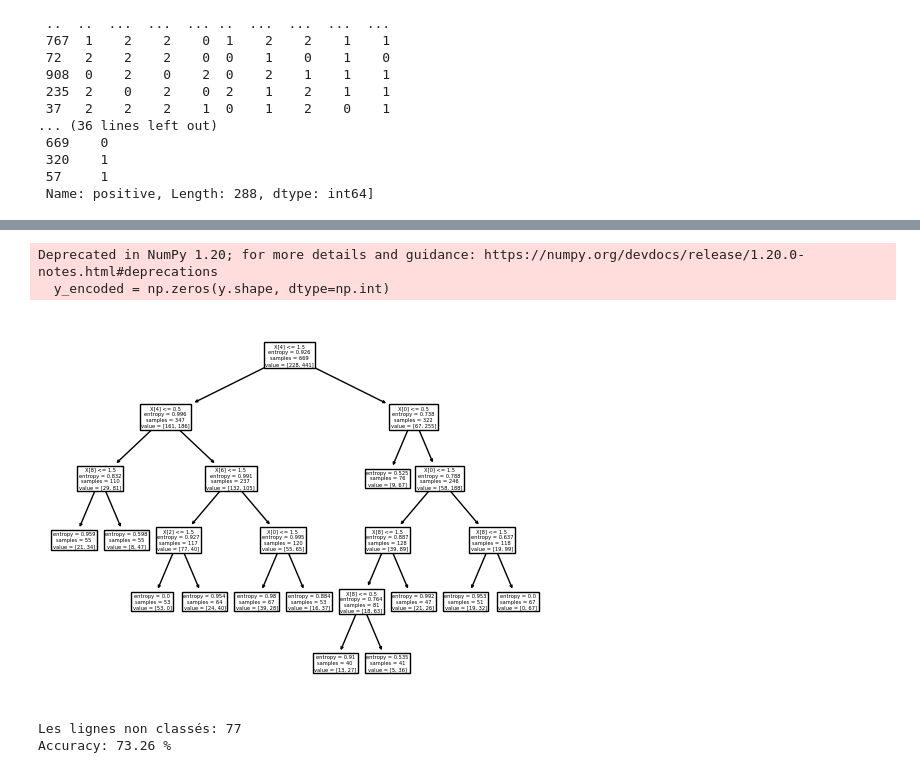
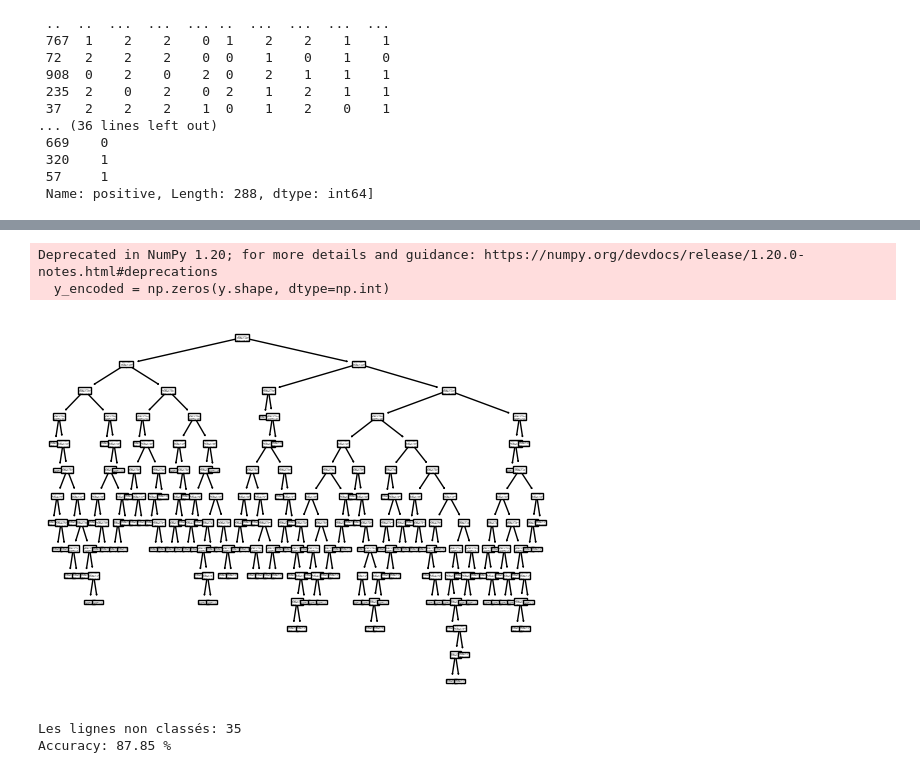
Before and after one commit to khairi-brahmi/DecisionTree-Tic-Toc-Toe, a Jupyter notebook: DecisionTreeTicTacToe.ipynb, the cells around one changed output, grey strips where cells are left out. Drawn from its saved outputs; the diff is of its cells as text; code cells hidden in the pictures.

```diff
--- a/DecisionTreeTicTacToe.ipynb
+++ b/DecisionTreeTicTacToe.ipynb
@@ -210,12 +192,12 @@ x_train, x_test, y_train, y_test = train_test_split(x_train, y_train, test_size=
 # %%
-clf = DecisionTreeClassifier(criterion='entropy', min_samples_split=80) # change this classifier and check the impact
+clf = DecisionTreeClassifier(criterion='entropy')
 clf = clf.fit(x_train,y_train)
 tree.plot_tree(clf)
 plt.show()
 # %% [output]
 Deprecated in NumPy 1.20; for more details and guidance: https://numpy.org/devdocs/release/1.20.0-notes.html#deprecations
   y_encoded = np.zeros(y.shape, dtype=np.int)
-[figure, old version]
+[figure, new version]
 # %%
 # use the model to make predictions with the test data
 y_pred = clf.predict(x_test)
@@ -225,5 +207,5 @@ print('Les lignes non classés: {}'.format(count_misclassified))
 accuracy = metrics.accuracy_score(y_test, y_pred)
 print('Accuracy: {:.2f} %'.format(accuracy * 100))
 # %% [output]
-Les lignes non classés: 77
-Accuracy: 73.26 %
+Les lignes non classés: 35
+Accuracy: 87.85 %
```
Also changed, not shown: parts of 20 cells of this notebook.
